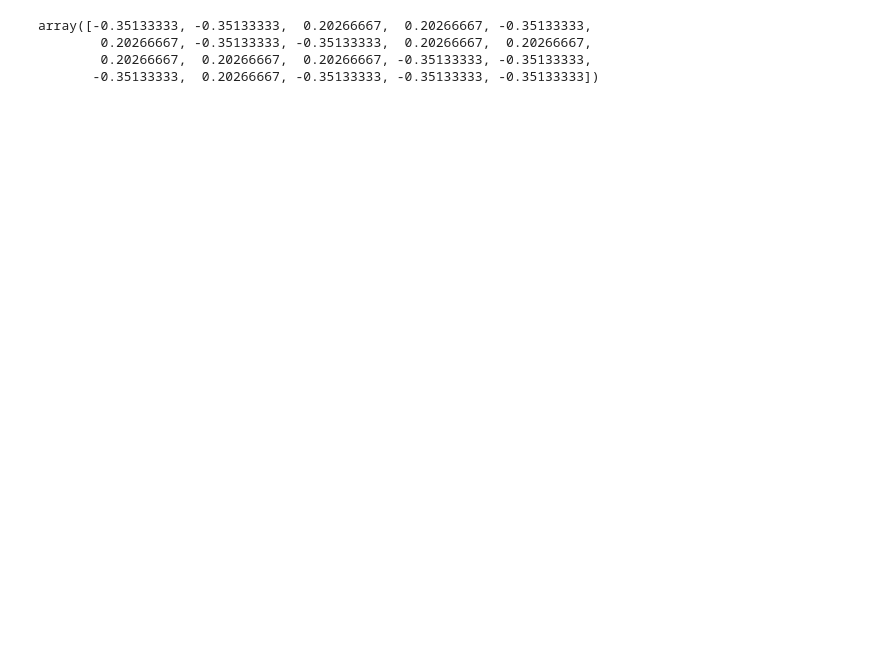
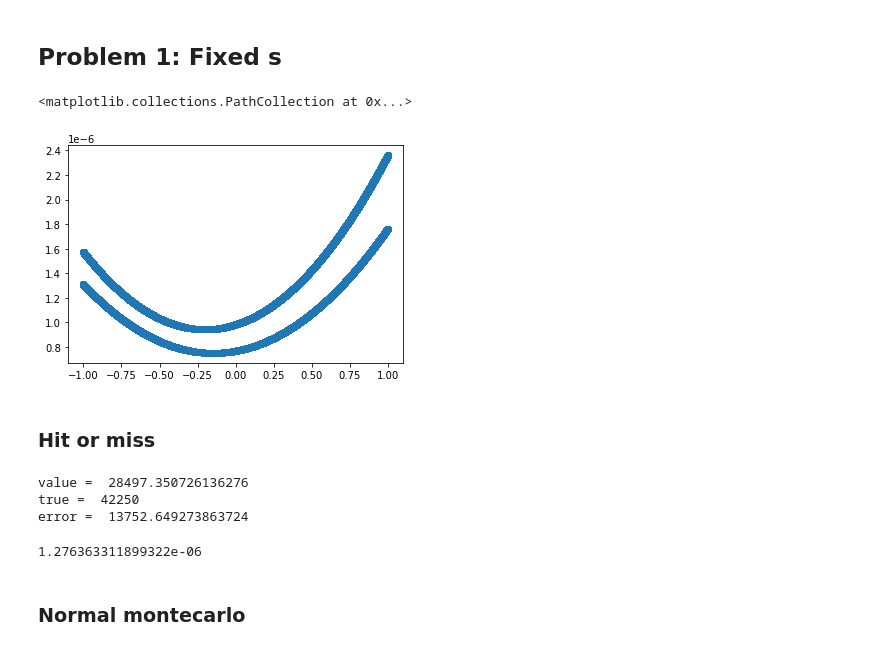
Before and after one commit to Ssalazar12/Physics, a Jupyter notebook: montecarlo_qcd/problem_1_montecarlo.ipynb, the cells around one changed output. Drawn from its saved outputs; the diff is of its cells as text; code cells hidden in the pictures; blank space fills up the shorter version.

```diff
--- a/montecarlo_qcd/problem_1_montecarlo.ipynb
+++ b/montecarlo_qcd/problem_1_montecarlo.ipynb
@@ -52,8 +64,30 @@ def Chi1(s):
 def Chi2(s):
     return k*(s**2)/( (s-Mz**2)**2 + Gammaz**2*Mz**2)
 
+def init_montecarlo(N_steps, s_constant=True):
+    # initializes the values for the montecarlo integral
 
-def diff_cross_section(s, costh, phi, fs, T3q, Qq ,Aq, Vq):
+    # randomly generate the indices
+    flavor_indices = np.random.randint(0,2, size=N_steps)
+
+    # calculate the values for each step
+    charge_sequence = np.asarray([quark_charges[x] for x in flavor_indices])
+    isospin_sequence = np.asarray([quark_isospin[x] for x in flavor_indices])
+    Aq_array = Af(isospin_sequence)
+    Vq_array = Vf(isospin_sequence, charge_sequence)
+
+    # draw random numbers for the integration
+    if s_constant==True:
+        s = Mz**2
+        fs = 1
+
+    costh = np.random.uniform(low=-1, high=1, size=(N_steps,))
+    phi = np.random.uniform(low=0, high=2*np.pi, size=(N_steps,))
+
+    return s, fs, costh, phi, Aq_array, Vq_array, charge_sequence
+
+
+def diff_cross_section(s, costh, fs, Qq ,Aq, Vq):
     # evaluates the differential cross section at the given points
     # args-> s: array/scalar, random numbers for the s varialbe
     #        costh: array/scalar, random numbers following a cos distribution
@@ -106,7 +100,49 @@ Vq_array = Vf(isospin_sequence, charge_sequence)
-# %%
-Vq_array
-# %% [output]
-array([-0.35133333, -0.35133333,  0.20266667,  0.20266667, -0.35133333,
-        0.20266667, -0.35133333, -0.35133333,  0.20266667,  0.20266667,
-        0.20266667,  0.20266667,  0.20266667, -0.35133333, -0.35133333,
-       -0.35133333,  0.20266667, -0.35133333, -0.35133333, -0.35133333])
+# %% [markdown]
+## Problem 1: Fixed s
+# %%
+
+# integration values
+N_montecarlo = 100000
+benchmark_value = 42_250
+# %%
+# initialize the values
+s, fs, costh, phi, Aq_array, Vq_array, charge_sequence = init_montecarlo(N_montecarlo)
+# %%
+# calculate the cross section at several points
+sigma_eval = diff_cross_section(s, costh, fs,
+                   charge_sequence ,Aq_array, Vq_array)
+
+plt.scatter(costh,sigma_eval)
+# %% [output]
+<matplotlib.collections.PathCollection at 0x...>
+[figure, added]
+# %% [markdown]
+### Hit or miss
+# %%
+# calculate the cross section at several points
+sigma_eval = diff_cross_section(s, costh, fs,
+                   charge_sequence ,Aq_array, Vq_array)
+
+y_max = 10**(-5)
+volume_interval = 2*y_max
+phi_integral = 2*np.pi
+
+y = y_max*np.random.rand(N_montecarlo)
+accepted_points = y<=sigma_eval
+
+# # perform the integration
+
+sigma_res = phi_integral*Nq*volume_interval*(np.sum(accepted_points)/float(N_montecarlo))*F_conv
+#sigma_res = phi_integral*Nq*volume_interval*(np.sum(sigma_eval[accepted_points])/np.sum(accepted_points))*F_conv
+
+print('value = ', sigma_res)
+print('true = ', benchmark_value)
+print('error = ', np.abs(sigma_res-benchmark_value))
+np.sum(sigma_eval[accepted_points])/np.sum(accepted_points)
+# %% [output]
+value =  28497.350726136276
+true =  42250
+error =  13752.649273863724
+1.276363311899322e-06
+# %% [markdown]
+### Normal montecarlo
```
Also changed, not shown: parts of 15 cells of this notebook.
